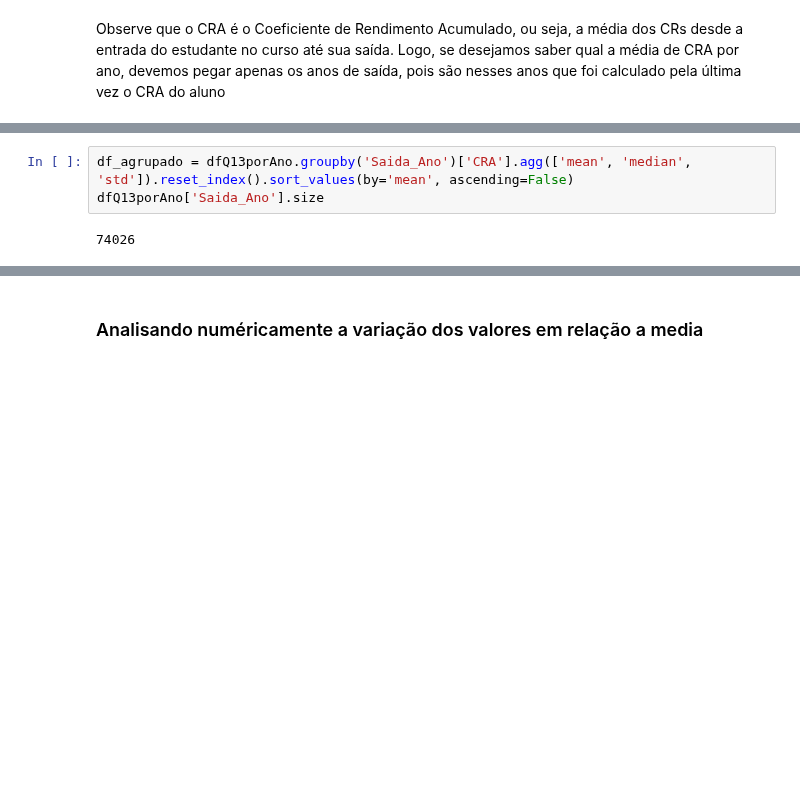
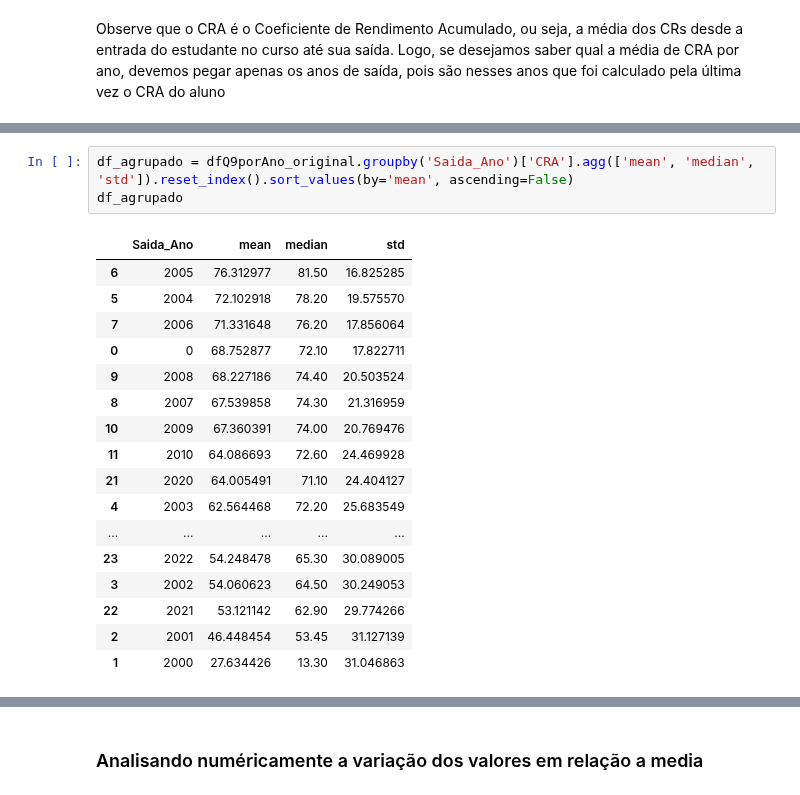
Before and after one commit to Duds04/Projeto_Dados, a Jupyter notebook: src/RespostasParte1.ipynb, the cells around one changed output, grey strips where cells are left out. Cells and saved outputs as stored; diff of their text form; blank space fills up the shorter version.

```diff
--- a/src/RespostasParte1.ipynb
+++ b/src/RespostasParte1.ipynb
@@ -585,8 +593,24 @@ dfQ13porAno
 | 74025 | 0.0 | 0 |
 74026 rows × 2 columns
 # %%
-df_agrupado = dfQ13porAno.groupby('Saida_Ano')['CRA'].agg(['mean', 'median', 'std']).reset_index().sort_values(by='mean', ascending=False)
-dfQ13porAno['Saida_Ano'].size
+df_agrupado = dfQ9porAno_original.groupby('Saida_Ano')['CRA'].agg(['mean', 'median', 'std']).reset_index().sort_values(by='mean', ascending=False)
+df_agrupado
 # %% [output]
-74026
+|  | Saida_Ano | mean | median | std |
+| 6 | 2005 | 76.312977 | 81.50 | 16.825285 |
+| 5 | 2004 | 72.102918 | 78.20 | 19.575570 |
+| 7 | 2006 | 71.331648 | 76.20 | 17.856064 |
+| 0 | 0 | 68.752877 | 72.10 | 17.822711 |
+| 9 | 2008 | 68.227186 | 74.40 | 20.503524 |
+| 8 | 2007 | 67.539858 | 74.30 | 21.316959 |
+| 10 | 2009 | 67.360391 | 74.00 | 20.769476 |
+| 11 | 2010 | 64.086693 | 72.60 | 24.469928 |
+| 21 | 2020 | 64.005491 | 71.10 | 24.404127 |
+| 4 | 2003 | 62.564468 | 72.20 | 25.683549 |
+| ... | ... | ... | ... | ... |
+| 23 | 2022 | 54.248478 | 65.30 | 30.089005 |
+| 3 | 2002 | 54.060623 | 64.50 | 30.249053 |
+| 22 | 2021 | 53.121142 | 62.90 | 29.774266 |
+| 2 | 2001 | 46.448454 | 53.45 | 31.127139 |
+| 1 | 2000 | 27.634426 | 13.30 | 31.046863 |
 # %%
```
Also changed, not shown: parts of 13 cells of this notebook.
